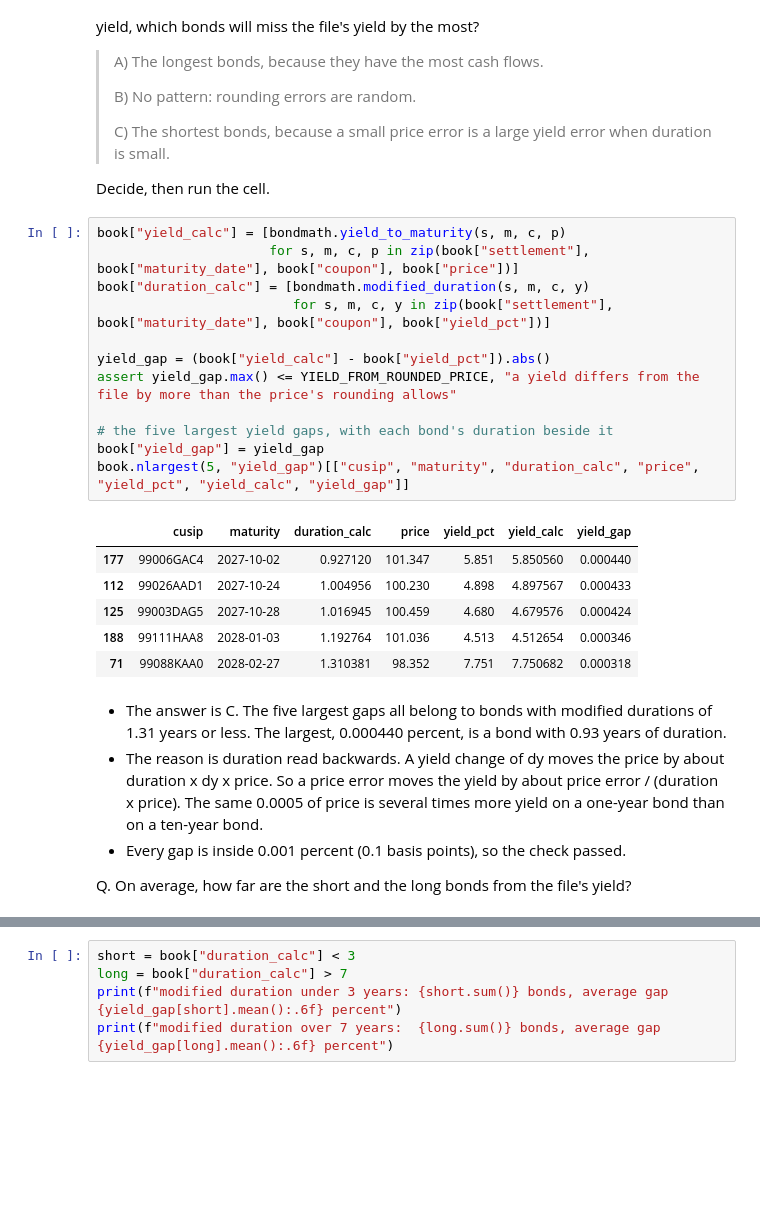
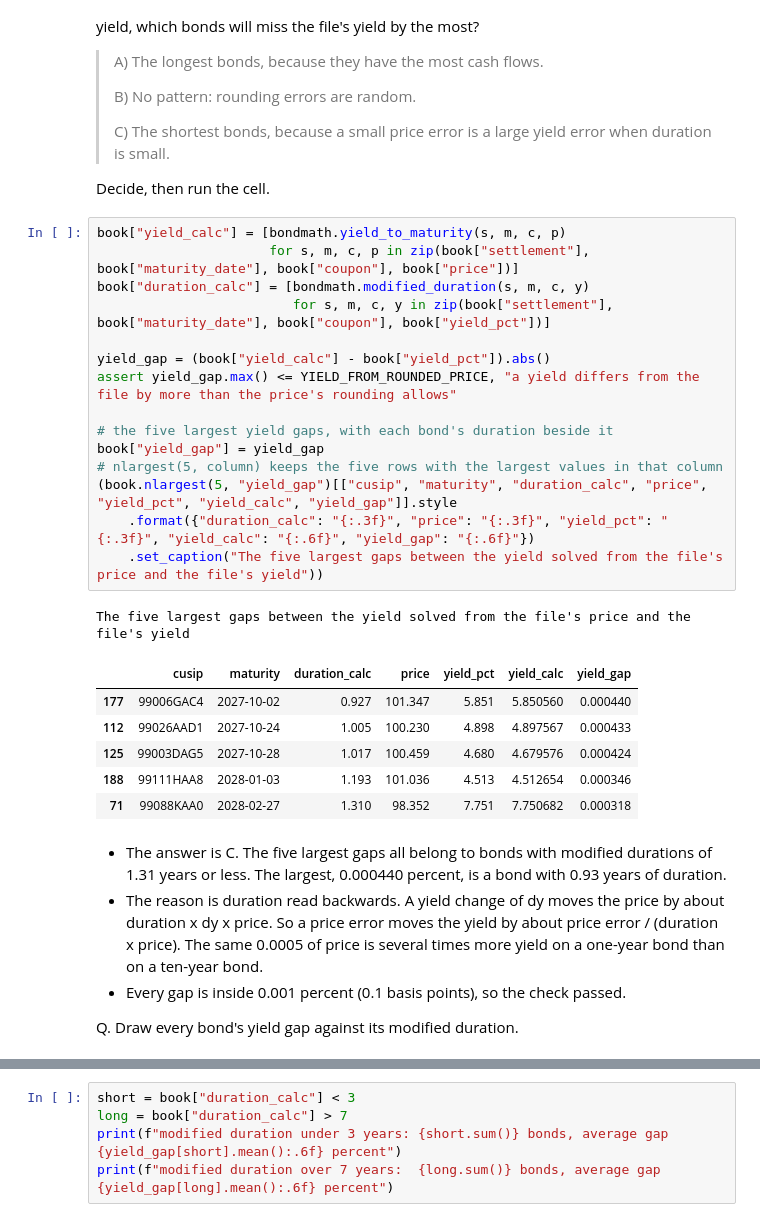
Before and after one commit to lenamonj/python-fixed-income, a Jupyter notebook: course2_bond_math/week2/day5/10_case_study_convexity_and_the_september_book.ipynb, the cells around one changed output, grey strips where cells are left out. Cells and saved outputs as stored; diff of their text form; blank space fills up the shorter version.

```diff
--- a/course2_bond_math/week2/day5/10_case_study_convexity_and_the_september_book.ipynb
+++ b/course2_bond_math/week2/day5/10_case_study_convexity_and_the_september_book.ipynb
@@ -1436,25 +1536,29 @@ Decide, then run the cell.
 # %%
 book["yield_calc"] = [bondmath.yield_to_maturity(s, m, c, p)
                       for s, m, c, p in zip(book["settlement"], book["maturity_date"], book["coupon"], book["price"])]
 book["duration_calc"] = [bondmath.modified_duration(s, m, c, y)
                          for s, m, c, y in zip(book["settlement"], book["maturity_date"], book["coupon"], book["yield_pct"])]
 
 yield_gap = (book["yield_calc"] - book["yield_pct"]).abs()
 assert yield_gap.max() <= YIELD_FROM_ROUNDED_PRICE, "a yield differs from the file by more than the price's rounding allows"
 
 # the five largest yield gaps, with each bond's duration beside it
 book["yield_gap"] = yield_gap
-book.nlargest(5, "yield_gap")[["cusip", "maturity", "duration_calc", "price", "yield_pct", "yield_calc", "yield_gap"]]
+# nlargest(5, column) keeps the five rows with the largest values in that column
+(book.nlargest(5, "yield_gap")[["cusip", "maturity", "duration_calc", "price", "yield_pct", "yield_calc", "yield_gap"]].style
+    .format({"duration_calc": "{:.3f}", "price": "{:.3f}", "yield_pct": "{:.3f}", "yield_calc": "{:.6f}", "yield_gap": "{:.6f}"})
+    .set_caption("The five largest gaps between the yield solved from the file's price and the file's yield"))
 # %% [output]
+The five largest gaps between the yield solved from the file's price and the file's yield
 |  | cusip | maturity | duration_calc | price | yield_pct | yield_calc | yield_gap |
-| 177 | 99006GAC4 | 2027-10-02 | 0.927120 | 101.347 | 5.851 | 5.850560 | 0.000440 |
-| 112 | 99026AAD1 | 2027-10-24 | 1.004956 | 100.230 | 4.898 | 4.897567 | 0.000433 |
-| 125 | 99003DAG5 | 2027-10-28 | 1.016945 | 100.459 | 4.680 | 4.679576 | 0.000424 |
-| 188 | 99111HAA8 | 2028-01-03 | 1.192764 | 101.036 | 4.513 | 4.512654 | 0.000346 |
-| 71 | 99088KAA0 | 2028-02-27 | 1.310381 | 98.352 | 7.751 | 7.750682 | 0.000318 |
+| 177 | 99006GAC4 | 2027-10-02 | 0.927 | 101.347 | 5.851 | 5.850560 | 0.000440 |
+| 112 | 99026AAD1 | 2027-10-24 | 1.005 | 100.230 | 4.898 | 4.897567 | 0.000433 |
+| 125 | 99003DAG5 | 2027-10-28 | 1.017 | 100.459 | 4.680 | 4.679576 | 0.000424 |
+| 188 | 99111HAA8 | 2028-01-03 | 1.193 | 101.036 | 4.513 | 4.512654 | 0.000346 |
+| 71 | 99088KAA0 | 2028-02-27 | 1.310 | 98.352 | 7.751 | 7.750682 | 0.000318 |
 # %% [markdown]
 * The answer is C. The five largest gaps all belong to bonds with modified durations of 1.31 years or less. The largest, 0.000440 percent, is a bond with 0.93 years of duration.
 * The reason is duration read backwards. A yield change of dy moves the price by about duration x dy x price. So a price error moves the yield by about price error / (duration x price). The same 0.0005 of price is several times more yield on a one-year bond than on a ten-year bond.
 * Every gap is inside 0.001 percent (0.1 basis points), so the check passed.
 
-Q. On average, how far are the short and the long bonds from the file's yield?
+Q. Draw every bond's yield gap against its modified duration.
```
Also changed, not shown: parts of 32 cells of this notebook, 2 other files.
